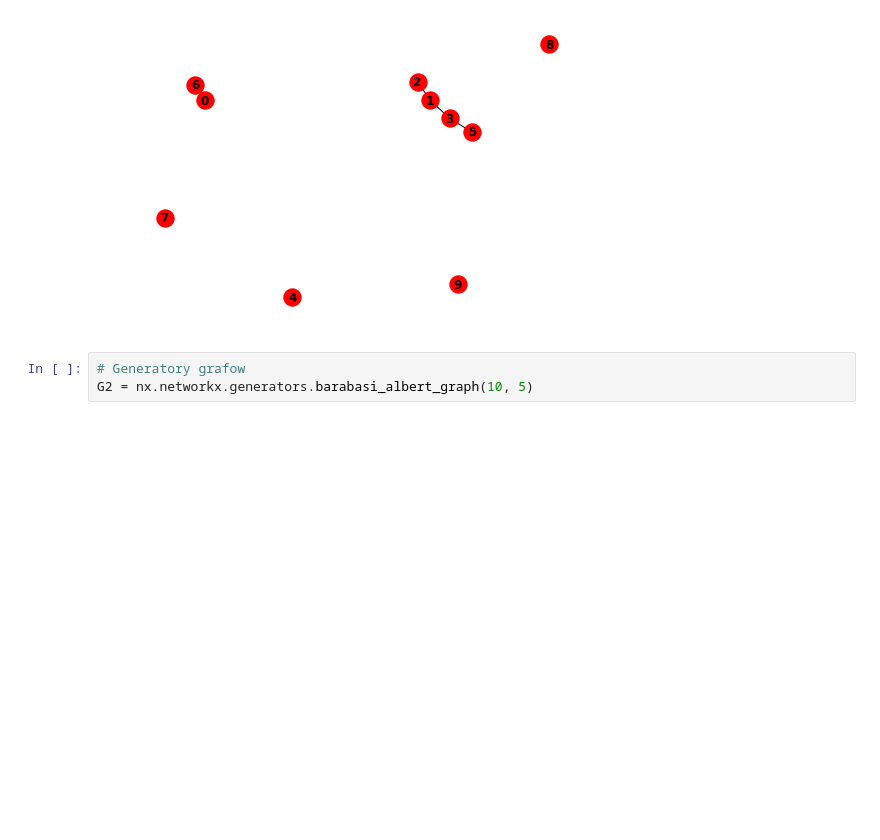
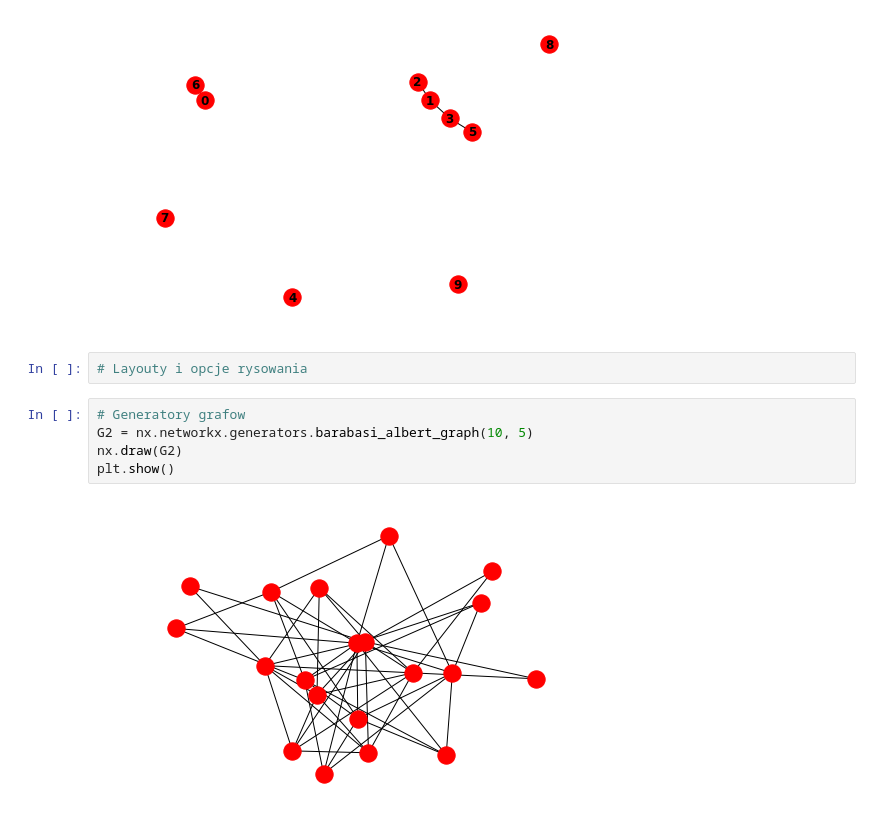
Before and after one commit to grzegorzborkowski/networkx-tutorial, a Jupyter notebook: NetworkX.ipynb, the cells around one changed output. Drawn from its saved outputs; the diff is of its cells as text; blank space fills up the shorter version.

```diff
--- a/NetworkX.ipynb
+++ b/NetworkX.ipynb
@@ -30,6 +30,12 @@ nx.draw(G, with_labels=True, font_weight='bold')
 plt.show()
 # %% [output]
 [figure]
+# %%
+# Layouty i opcje rysowania
 # %%
 # Generatory grafow
 G2 = nx.networkx.generators.barabasi_albert_graph(10, 5)
+nx.draw(G2)
+plt.show()
+# %% [output]
+[figure, added]
```
Also changed, not shown: parts of 2 cells of this notebook.
